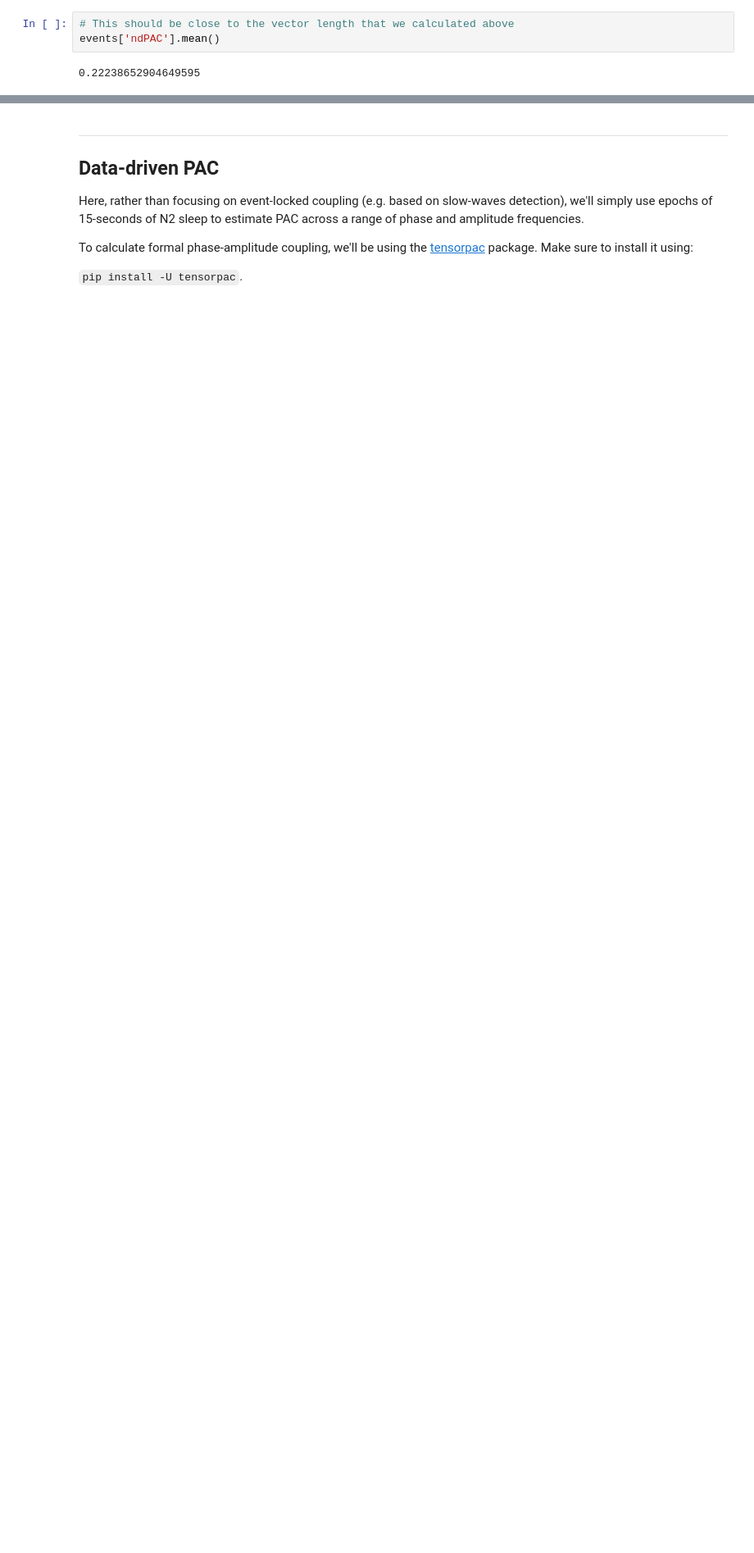
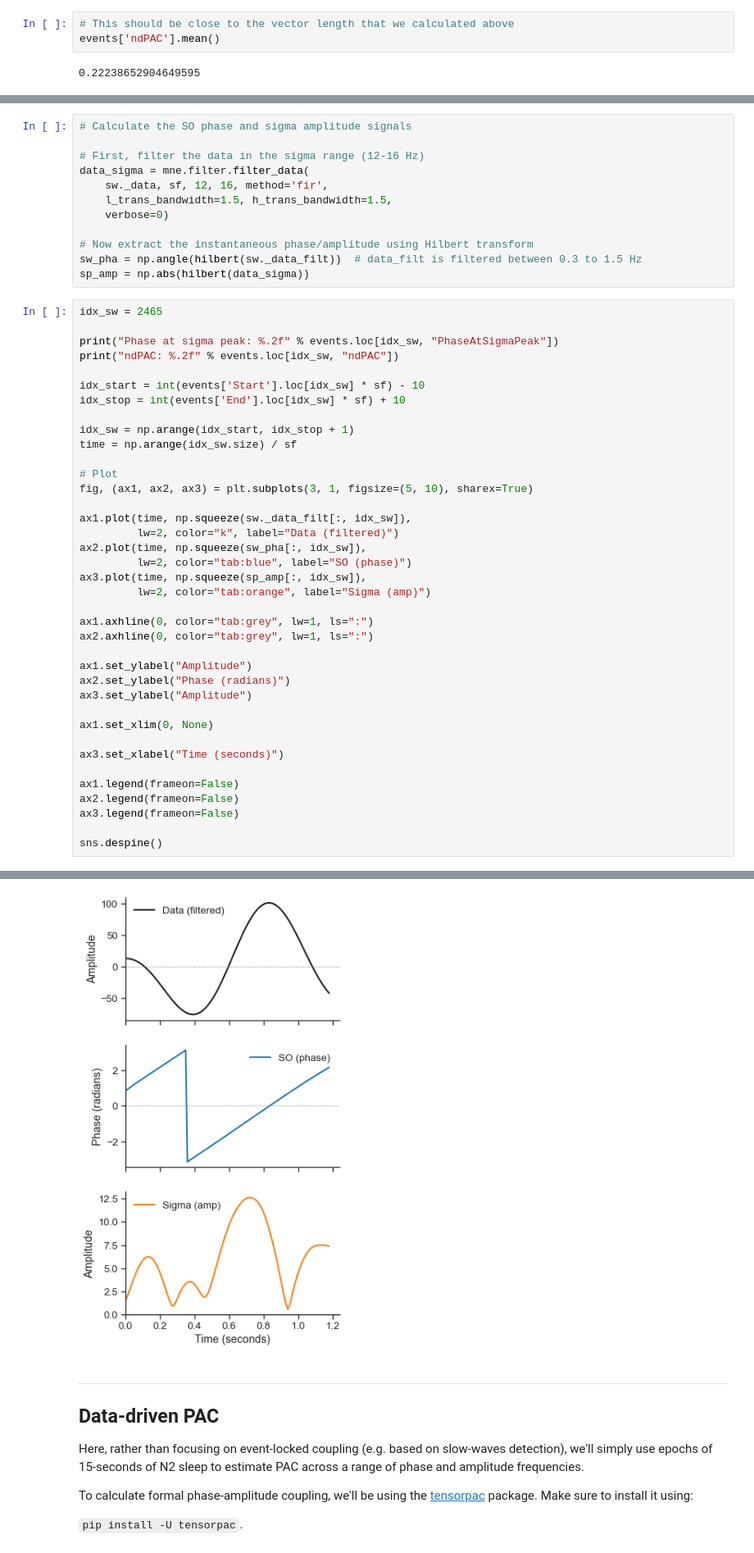
Before and after one commit to raphaelvallat/yasa, a Jupyter notebook: notebooks/12_SO-sigma_coupling.ipynb, the cells around one changed output, grey strips where cells are left out. Shown at 82% size. Saved outputs shown, nothing was run; the diff lists cells and outputs as text; blank space fills up the shorter version.

Commit message:
Add example phase and amplitude signal to notebook

```diff
--- a/notebooks/12_SO-sigma_coupling.ipynb
+++ b/notebooks/12_SO-sigma_coupling.ipynb
@@ -105,0 +114,51 @@ events['ndPAC'].mean()
+# %%
+# Calculate the SO phase and sigma amplitude signals
+
+# First, filter the data in the sigma range (12-16 Hz)
+data_sigma = mne.filter.filter_data(
+    sw._data, sf, 12, 16, method='fir',
+    l_trans_bandwidth=1.5, h_trans_bandwidth=1.5,
+    verbose=0)
+
+# Now extract the instantaneous phase/amplitude using Hilbert transform
+sw_pha = np.angle(hilbert(sw._data_filt))  # data_filt is filtered between 0.3 to 1.5 Hz
+sp_amp = np.abs(hilbert(data_sigma))
+# %%
+idx_sw = 2465
+
+print("Phase at sigma peak: %.2f" % events.loc[idx_sw, "PhaseAtSigmaPeak"])
+print("ndPAC: %.2f" % events.loc[idx_sw, "ndPAC"])
+
+idx_start = int(events['Start'].loc[idx_sw] * sf) - 10
+idx_stop = int(events['End'].loc[idx_sw] * sf) + 10
+
+idx_sw = np.arange(idx_start, idx_stop + 1)
+time = np.arange(idx_sw.size) / sf
+
+# Plot
+fig, (ax1, ax2, ax3) = plt.subplots(3, 1, figsize=(5, 10), sharex=True)
+
+ax1.plot(time, np.squeeze(sw._data_filt[:, idx_sw]),
+         lw=2, color="k", label="Data (filtered)")
+ax2.plot(time, np.squeeze(sw_pha[:, idx_sw]),
+         lw=2, color="tab:blue", label="SO (phase)")
+ax3.plot(time, np.squeeze(sp_amp[:, idx_sw]),
+         lw=2, color="tab:orange", label="Sigma (amp)")
+
+ax1.axhline(0, color="tab:grey", lw=1, ls=":")
+ax2.axhline(0, color="tab:grey", lw=1, ls=":")
+
+ax1.set_ylabel("Amplitude")
+ax2.set_ylabel("Phase (radians)")
+ax3.set_ylabel("Amplitude")
+
+ax1.set_xlim(0, None)
+
+ax3.set_xlabel("Time (seconds)")
+
+ax1.legend(frameon=False)
+ax2.legend(frameon=False)
+ax3.legend(frameon=False)
+
+sns.despine()
+# %% [output]
@@ -106,3 +167,4 @@ events['ndPAC'].mean()
+[figure, added]
 # %% [markdown]
 *************************
 
```
Also changed, not shown: parts of 9 cells of this notebook.
